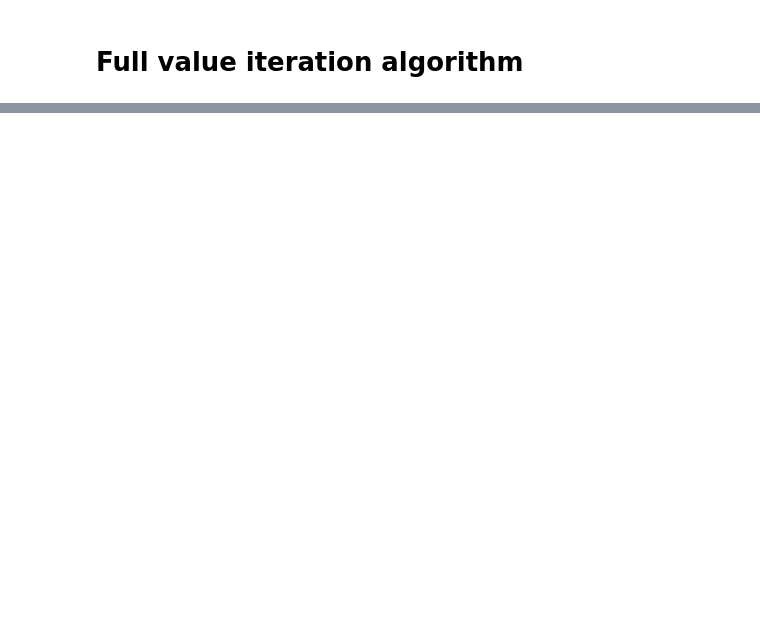
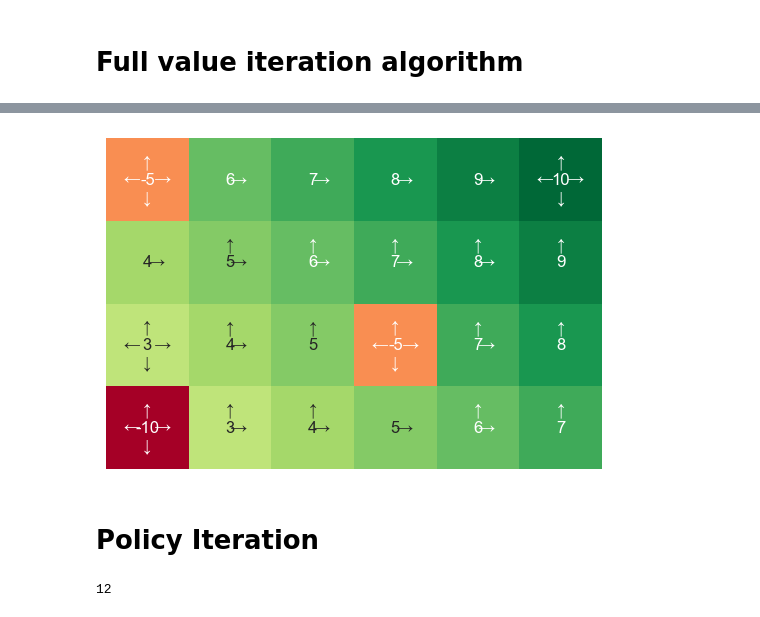
Before and after one commit to AnselmAdrian/reinforcement_learning, a Jupyter notebook: notebooks/value_and_ploicy_iteration.ipynb, the cells around one changed output, grey strips where cells are left out. Drawn from its saved outputs; the diff is of its cells as text; code cells hidden in the pictures; blank space fills up the shorter version.

Commit message:
policy iteration first commit

```diff
--- a/notebooks/value_and_ploicy_iteration.ipynb
+++ b/notebooks/value_and_ploicy_iteration.ipynb
@@ -203,2 +231,6 @@ print("Optimal Policy\n", pi_star)
 # %%
-env.plot_policy(V_star, pi_star)
+env.policy_print(V_star, pi_star)
+# %% [output]
+[figure, added]
+# %% [markdown]
+# Policy Iteration
@@ -204,0 +352,4 @@ env.plot_policy(V_star, pi_star)
+# %%
+env.reset()
+# %% [output]
+12
```
Also changed, not shown: parts of 11 cells of this notebook.
